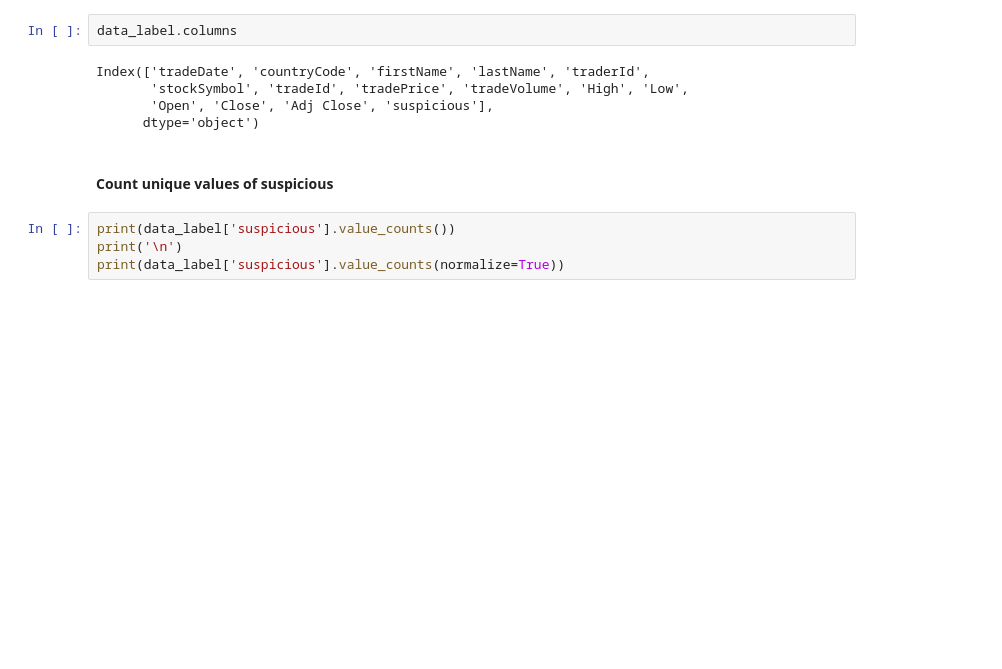
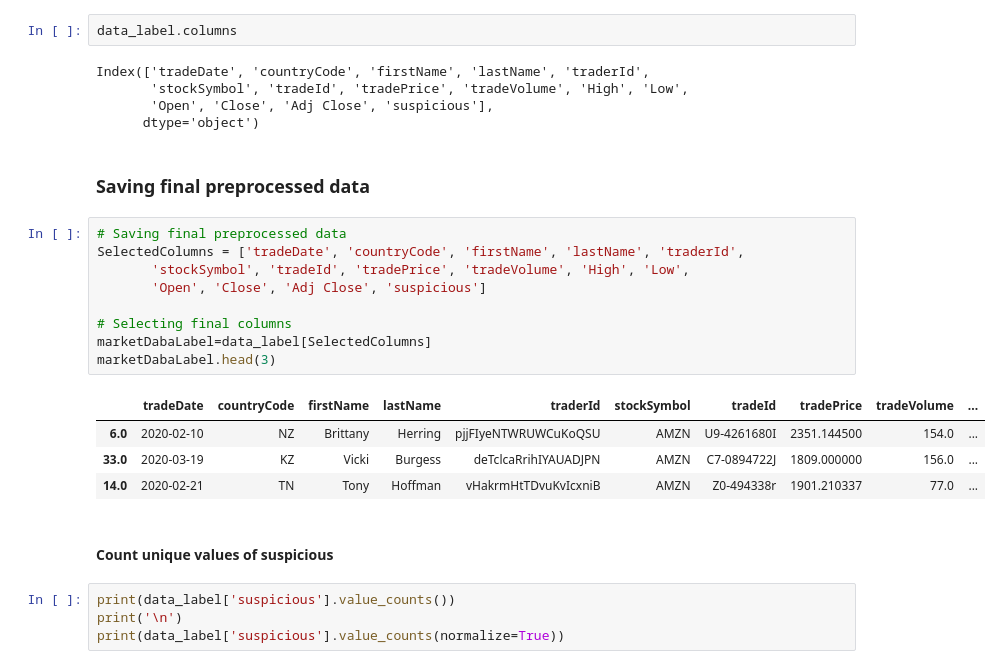
Before and after one commit to dktalaicha/Deliverain-Interview-Test, a Jupyter notebook: Market_Abuse_Detection.ipynb, the cells around one changed output. Drawn from its saved outputs; the diff is of its cells as text; blank space fills up the shorter version.

```diff
--- a/Market_Abuse_Detection.ipynb
+++ b/Market_Abuse_Detection.ipynb
@@ -671,6 +671,22 @@ Index(['tradeDate', 'countryCode', 'firstName', 'lastName', 'traderId',
        'stockSymbol', 'tradeId', 'tradePrice', 'tradeVolume', 'High', 'Low',
        'Open', 'Close', 'Adj Close', 'suspicious'],
       dtype='object')
+# %% [markdown]
+### Saving final preprocessed data
+# %%
+# Saving final preprocessed data
+SelectedColumns = ['tradeDate', 'countryCode', 'firstName', 'lastName', 'traderId',
+       'stockSymbol', 'tradeId', 'tradePrice', 'tradeVolume', 'High', 'Low',
+       'Open', 'Close', 'Adj Close', 'suspicious']
+
+# Selecting final columns
+marketDabaLabel=data_label[SelectedColumns]
+marketDabaLabel.head(3)
+# %% [output]
+|  | tradeDate | countryCode | firstName | lastName | traderId | stockSymbol | tradeId | tradePrice | tradeVolume | ... |
+| 6.0 | 2020-02-10 | NZ | Brittany | Herring | pjjFIyeNTWRUWCuKoQSU | AMZN | U9-4261680I | 2351.144500 | 154.0 | ... |
+| 33.0 | 2020-03-19 | KZ | Vicki | Burgess | deTclcaRrihIYAUADJPN | AMZN | C7-0894722J | 1809.000000 | 156.0 | ... |
+| 14.0 | 2020-02-21 | TN | Tony | Hoffman | vHakrmHtTDvuKvIcxniB | AMZN | Z0-494338r | 1901.210337 | 77.0 | ... |
 # %% [markdown]
 #### Count unique values of suspicious
 # %%
```
Also changed, not shown: parts of 1 cell of this notebook, 1 other file.
